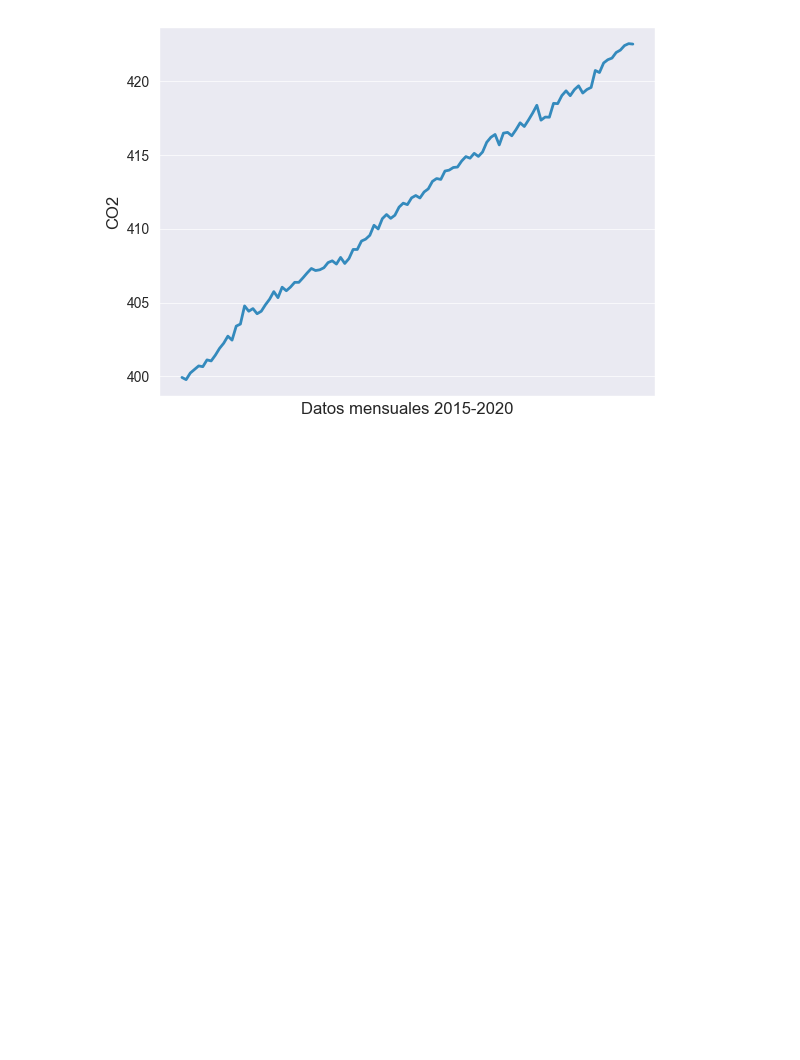
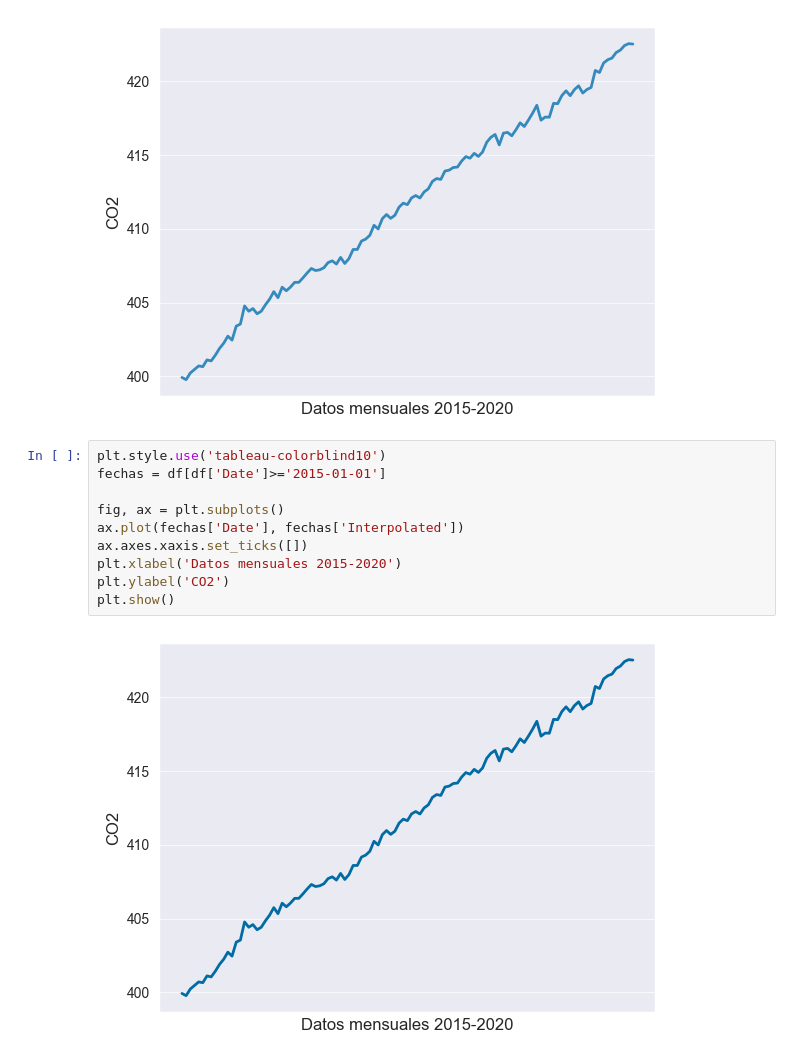
Before and after one commit to Benmaza/Benmaza, a Jupyter notebook: EBAC/17_Matplotlib_4.ipynb, the cells around one changed output. Cells and saved outputs as stored; diff of their text form; blank space fills up the shorter version.

```diff
--- a/EBAC/17_Matplotlib_4.ipynb
+++ b/EBAC/17_Matplotlib_4.ipynb
@@ -68,4 +68,16 @@ plt.ylabel('CO2')
 plt.show()
 # %% [output]
 [figure]
+# %%
+plt.style.use('tableau-colorblind10')
+fechas = df[df['Date']>='2015-01-01']
+
+fig, ax = plt.subplots()
+ax.plot(fechas['Date'], fechas['Interpolated'])
+ax.axes.xaxis.set_ticks([])
+plt.xlabel('Datos mensuales 2015-2020')
+plt.ylabel('CO2')
+plt.show()
+# %% [output]
+[figure, added]
 # %%
```
Also changed, not shown: parts of 5 cells of this notebook, 7 other files.
